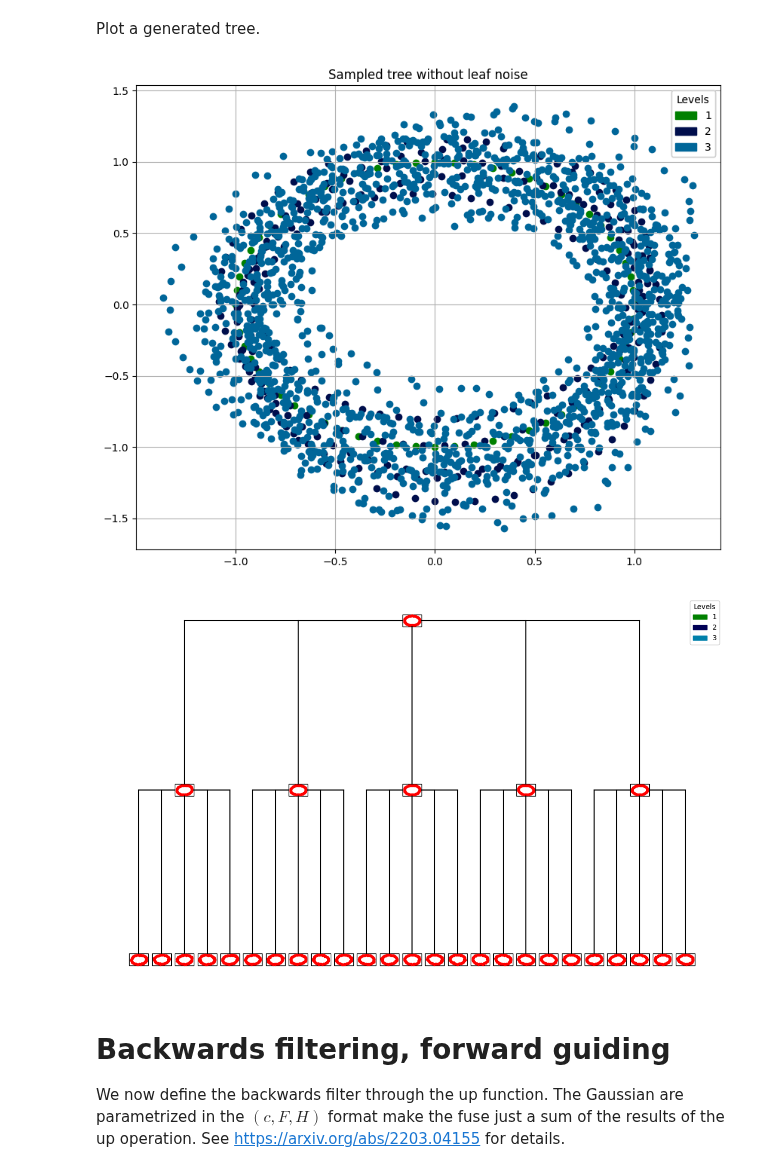
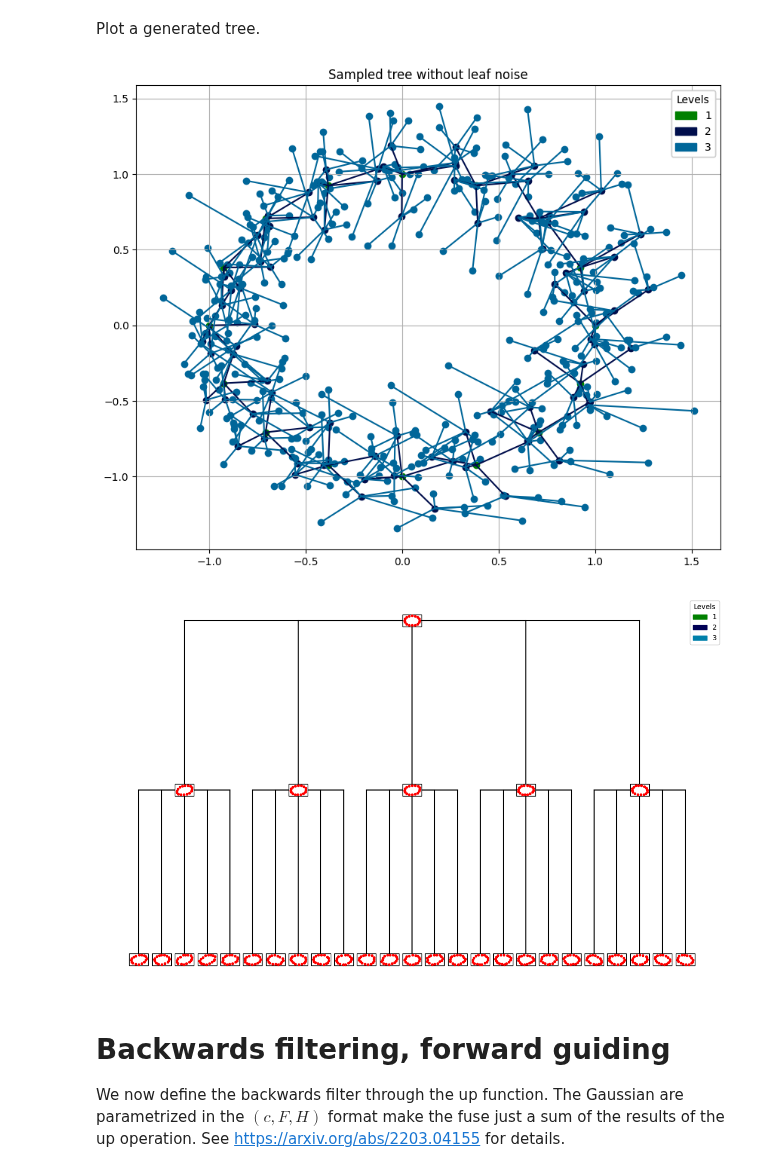
Before and after one commit to ComputationalEvolutionaryMorphometry/hyperiax, a Jupyter notebook: examples/mcmc_Gaussian_BFFG_shapes_state-dependent_covariance.ipynb, the cells around one changed output. Drawn from its saved outputs; the diff is of its cells as text; code cells hidden in the pictures.

```diff
--- a/examples/mcmc_Gaussian_BFFG_shapes_state-dependent_covariance.ipynb
+++ b/examples/mcmc_Gaussian_BFFG_shapes_state-dependent_covariance.ipynb
@@ -131,20 +115,20 @@ down_unconditional.down(tree,params.values())
 # %% [markdown]
 Add uncorrelated observation noise to leaves.
 # %%
-# copy the sampled tree and add noise to leaf nodes
+# add noise to leaf nodes
 key, subkey = split(key)
-leaf_values = tree.data['value'][tree.is_leaf]+jnp.sqrt(params['obs_var'].value)*jax.random.normal(subkey,tree.data['value'][tree.is_leaf].shape)
-tree.data['value'] = tree.data['value'].at[tree.is_leaf].set(leaf_values)
+add_leaf_noise(tree,key,params)
+leaf_values = tree.data['value'][tree.is_leaf]
 # %% [markdown]
 Plot a generated tree.
 # %%
 fig,ax = plt.subplots(figsize=(10,8))
-plot_tree_2d_scatter(tree,'value',selector=lambda z: z.reshape((1,n,d)),ax=ax)
+plot_tree_2d_scatter(tree,'value',selector=lambda z: z.reshape((n,d)),ax=ax)
 plt.gca().set_title('Sampled tree without leaf noise')
 
 plot_tree_2d_shape(tree,'value')
 # %% [output]
-[figure, old version]
+[figure, new version]
 [figure]
 # %% [markdown]
 # Backwards filtering, forward guiding
```
Also changed, not shown: parts of 21 cells of this notebook, 23 other files.
